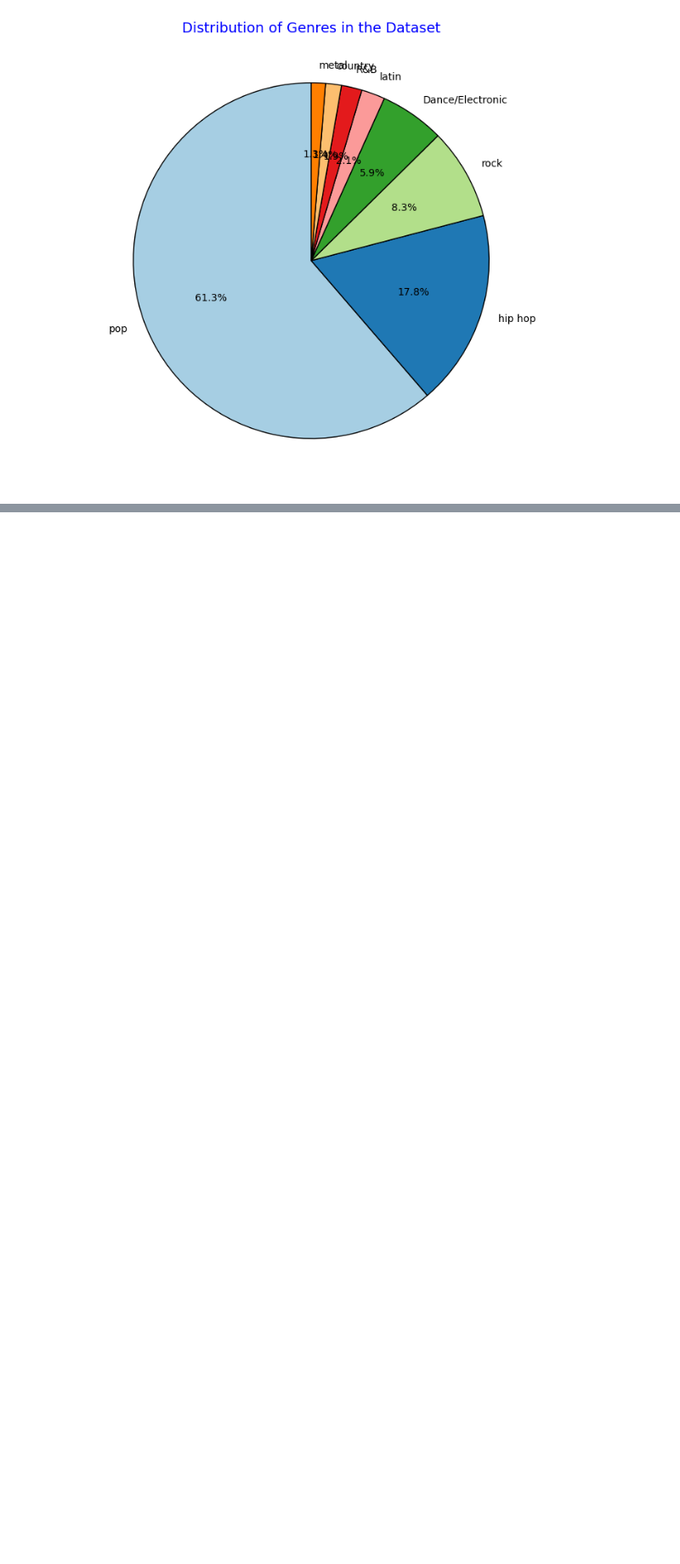
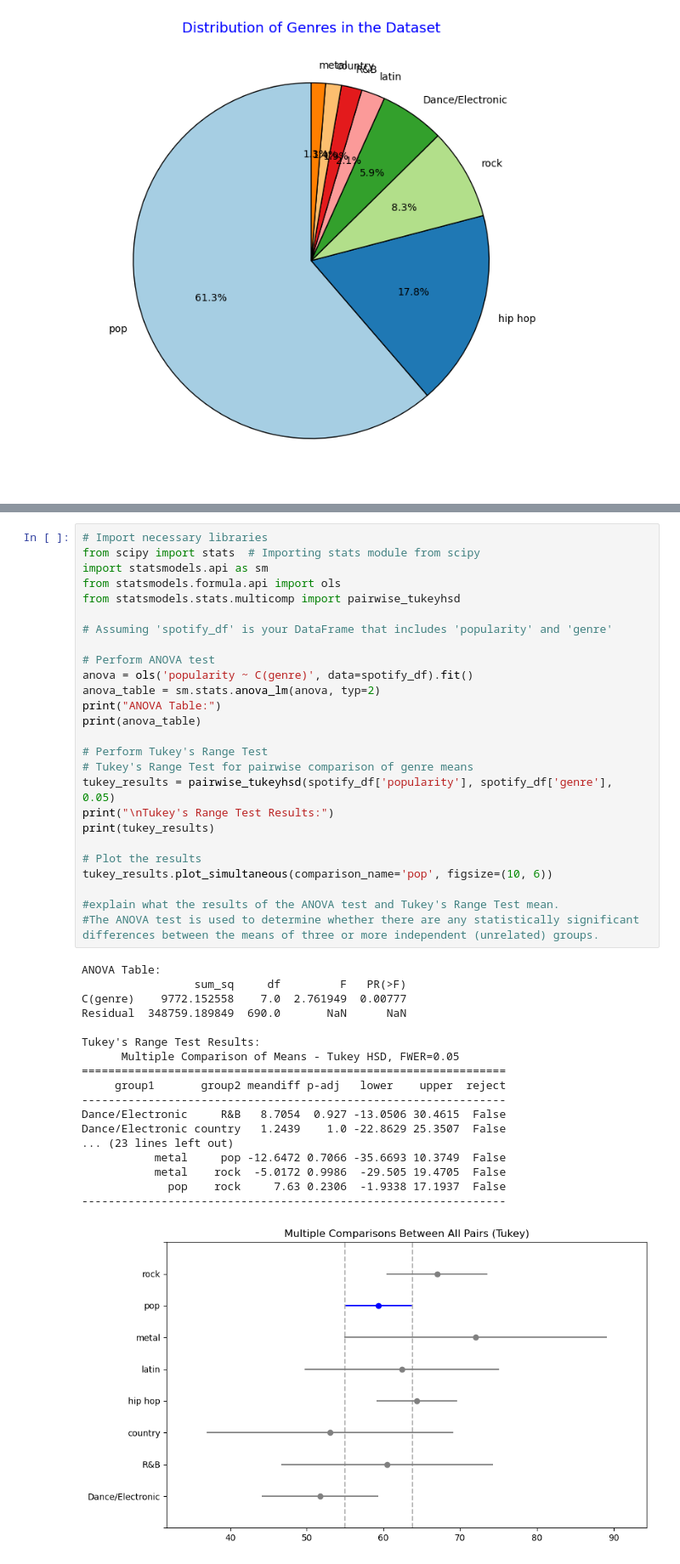
Before and after one commit to SGergeis0/Final-project-group-4, a Jupyter notebook: christian/predict_genre_solution.ipynb, the cells around one changed output, grey strips where cells are left out. Shown: that part at 85% size. Cells and saved outputs as stored; diff of their text form; blank space fills up the shorter version.

Commit message:
stats

```diff
--- a/christian/predict_genre_solution.ipynb
+++ b/christian/predict_genre_solution.ipynb
@@ -586,0 +708,45 @@ plt.show()
+# %%
+# Import necessary libraries
+from scipy import stats  # Importing stats module from scipy
+import statsmodels.api as sm
+from statsmodels.formula.api import ols
+from statsmodels.stats.multicomp import pairwise_tukeyhsd
+
+# Assuming 'spotify_df' is your DataFrame that includes 'popularity' and 'genre'
+
+# Perform ANOVA test
+anova = ols('popularity ~ C(genre)', data=spotify_df).fit()
+anova_table = sm.stats.anova_lm(anova, typ=2)
+print("ANOVA Table:")
+print(anova_table)
+
+# Perform Tukey's Range Test
+# Tukey's Range Test for pairwise comparison of genre means
+tukey_results = pairwise_tukeyhsd(spotify_df['popularity'], spotify_df['genre'], 0.05)
+print("\nTukey's Range Test Results:")
+print(tukey_results)
+
+# Plot the results
+tukey_results.plot_simultaneous(comparison_name='pop', figsize=(10, 6))
+
+#explain what the results of the ANOVA test and Tukey's Range Test mean.
+#The ANOVA test is used to determine whether there are any statistically significant differences between the means of three or more independent (unrelated) groups.
+# %% [output]
+ANOVA Table:
+                 sum_sq     df         F   PR(>F)
+C(genre)    9772.152558    7.0  2.761949  0.00777
+Residual  348759.189849  690.0       NaN      NaN
+
+Tukey's Range Test Results:
+      Multiple Comparison of Means - Tukey HSD, FWER=0.05
+================================================================
+     group1       group2 meandiff p-adj   lower    upper  reject
+----------------------------------------------------------------
+Dance/Electronic     R&B   8.7054  0.927 -13.0506 30.4615  False
+Dance/Electronic country   1.2439    1.0 -22.8629 25.3507  False
+... (23 lines left out)
+           metal     pop -12.6472 0.7066 -35.6693 10.3749  False
+           metal    rock  -5.0172 0.9986  -29.505 19.4705  False
+             pop    rock     7.63 0.2306  -1.9338 17.1937  False
+----------------------------------------------------------------
+[figure, added]
```
Also changed, not shown: parts of 9 cells of this notebook, 1 other file.
